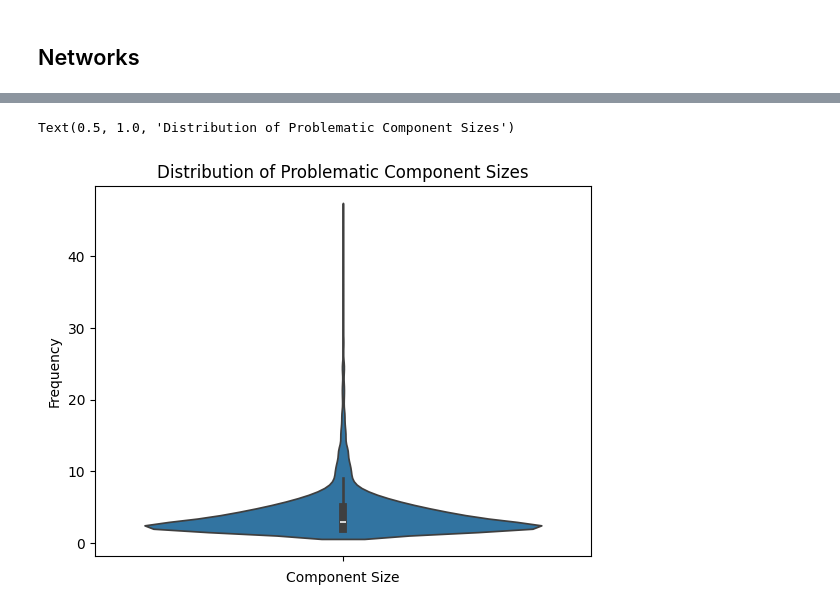
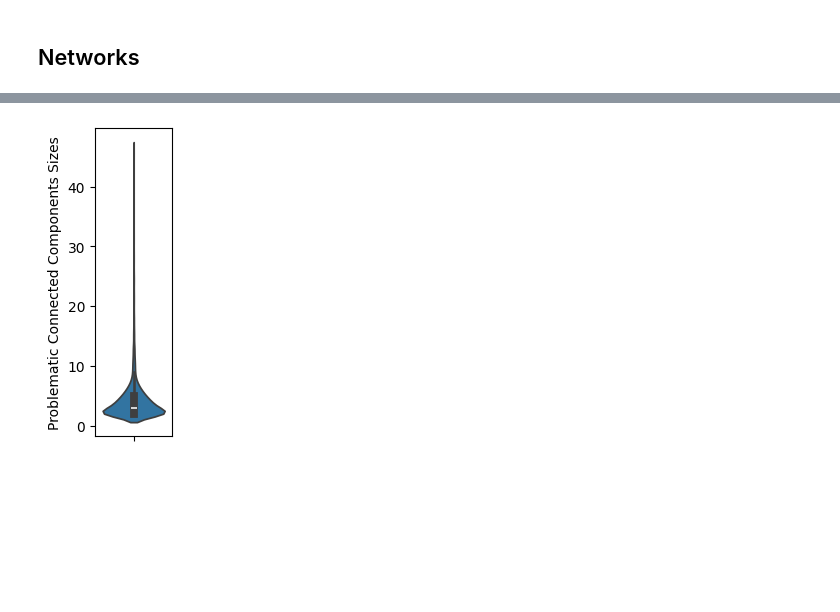
Before and after one commit to tiagocabralborelli/db-redundance, a Jupyter notebook: notebooks/3.Analysis.ipynb, the cells around one changed output, grey strips where cells are left out. Cells and saved outputs as stored; diff of their text form; code cells hidden in the pictures; blank space fills up the shorter version.

```diff
--- a/notebooks/3.Analysis.ipynb
+++ b/notebooks/3.Analysis.ipynb
@@ -215,3 +209,0 @@ pd.Series(ClassCount).value_counts().head(30).to_frame().plot(kind = "barh", fig
-# %%
-TargetClass = "colistin"
-pd.Series([c for c in DivergenteAnnotatedClasses if TargetClass in c]).value_counts().head(30).to_frame().plot(kind = "barh", figsize=(1,7))
@@ -245,0 +237,19 @@ color_map = {
+# %%
+for TargetClass in pd.Series(ClassCount).value_counts().head(30).index:
+    if TargetClass != "GenomeProtein":
+        pd.Series([c for c in DivergenteAnnotatedClasses if TargetClass in c]).value_counts().head(10).to_frame().plot(kind = "bar", figsize=(4,1), color ='lightgrey')
+        plt.ylabel('Count')
+        plt.xlabel('Sets')
+        plt.title(TargetClass.capitalize())
+        plt.savefig(f"../figures/InterestingProblematicSets.{TargetClass.replace('/','-')}.svg",
+                    format="svg",
+                    dpi=180,
+                    bbox_inches='tight')
+# %%
+ProblematicComponentsSet = set()
+for key, value in ComponentIndex.items():
+    if value["status"] == "problematic":
+        for TargetClass in color_map.keys():
+             if TargetClass in value["classes"]:
+                 ProblematicComponentsSet = ProblematicComponentsSet.union(value["component"])
+ProblematicComponentsGraph = SequenceSimilarityGraph.subgraph(ProblematicComponentsSet)
@@ -246,5 +279,5 @@ color_map = {
 # %%
-# TargetClass = "fosfomycin"
+TargetClass = "multidrug"
 ProblematicCompWithTargetClass = set()
 for key, value in ComponentIndex.items():
     if value["status"] == "problematic":
@@ -329,13 +342,15 @@ with open(f"{outdir}/ProblematicComponents.TargetClass.{TargetClass}.fasta", "w+
 # %%
 ProblematicCompoLenDist = [value["len"] for key, value in ComponentIndex.items() if value["status"] == "problematic"]
 # %%
+plt.figure(figsize=(1,4))
 sns.violinplot(ProblematicCompoLenDist)
-plt.xlabel("Component Size")
-plt.ylabel("Frequency")
-plt.title("Distribution of Problematic Component Sizes")
+plt.ylabel("Problematic Connected Components Sizes")
+plt.savefig(f"../figures/DisProblematicComponentSizes.svg",
+            format="svg",
+            dpi=180,
+            bbox_inches='tight')
 # %% [output]
-Text(0.5, 1.0, 'Distribution of Problematic Component Sizes')
-[figure, old version]
+[figure, new version]
 # %%
 ProblematicCompoClassDist = [len(value["classes"]) for key, value in ComponentIndex.items() if value["status"] == "problematic"]
 # %%
```
Also changed, not shown: parts of 9 cells of this notebook, 42 other files.
